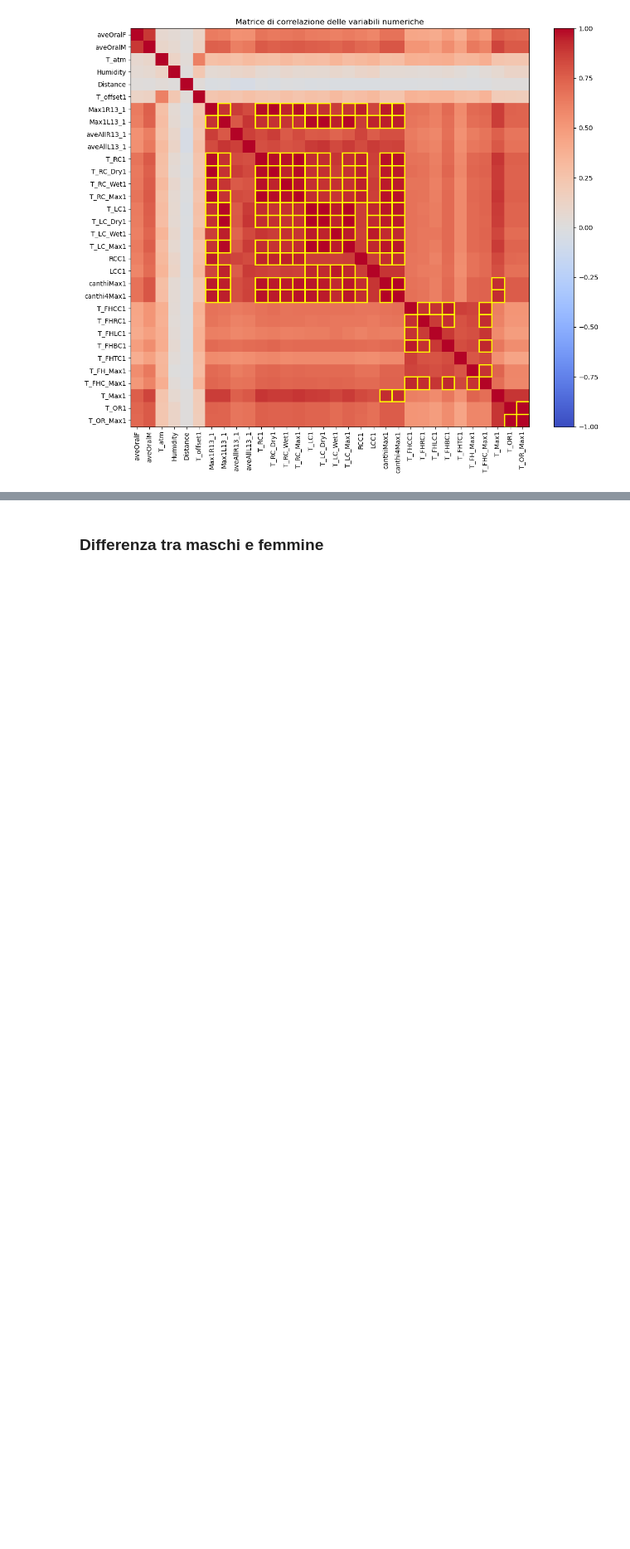
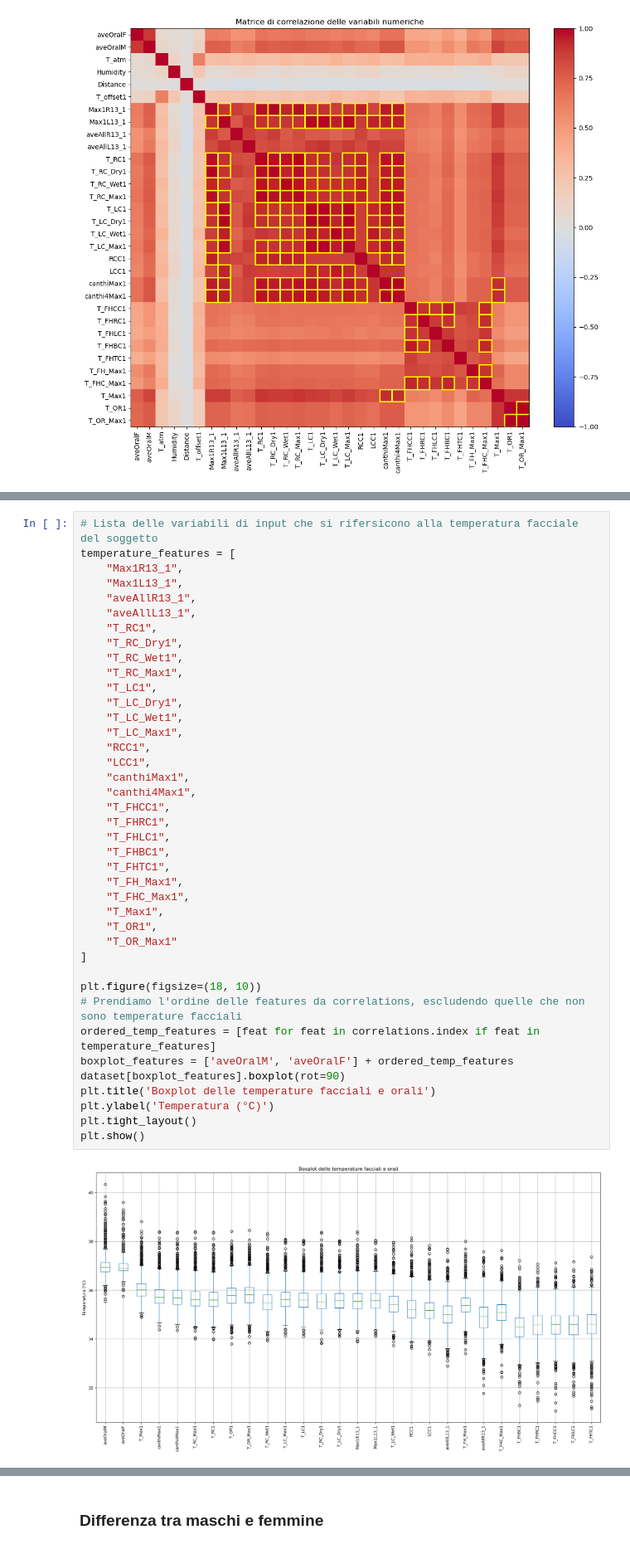
Before and after one commit to fiocchidavide/Progetto-Data-Intensive, a Jupyter notebook: temperature_regression.ipynb, the cells around one changed output, grey strips where cells are left out. Shown at 83% size. Cells and saved outputs as stored; diff of their text form; blank space fills up the shorter version.

```diff
--- a/temperature_regression.ipynb
+++ b/temperature_regression.ipynb
@@ -191,0 +196,42 @@ Possiamo vedere come molte delle variabili siano altamente collineari. Ci aspett
+# %%
+# Lista delle variabili di input che si rifersicono alla temperatura facciale del soggetto
+temperature_features = [
+    "Max1R13_1",
+    "Max1L13_1",
+    "aveAllR13_1",
+    "aveAllL13_1",
+    "T_RC1",
+    "T_RC_Dry1",
+    "T_RC_Wet1",
+    "T_RC_Max1",
+    "T_LC1",
+    "T_LC_Dry1",
+    "T_LC_Wet1",
+    "T_LC_Max1",
+    "RCC1",
+    "LCC1",
+    "canthiMax1",
+    "canthi4Max1",
+    "T_FHCC1",
+    "T_FHRC1",
+    "T_FHLC1",
+    "T_FHBC1",
+    "T_FHTC1",
+    "T_FH_Max1",
+    "T_FHC_Max1",
+    "T_Max1",
+    "T_OR1",
+    "T_OR_Max1"
+]
+
+plt.figure(figsize=(18, 10))
+# Prendiamo l'ordine delle features da correlations, escludendo quelle che non sono temperature facciali
+ordered_temp_features = [feat for feat in correlations.index if feat in temperature_features]
+boxplot_features = ['aveOralM', 'aveOralF'] + ordered_temp_features
+dataset[boxplot_features].boxplot(rot=90)
+plt.title('Boxplot delle temperature facciali e orali')
+plt.ylabel('Temperatura (°C)')
+plt.tight_layout()
+plt.show()
+# %% [output]
+[figure, added]
```
Also changed, not shown: parts of 57 cells of this notebook.
